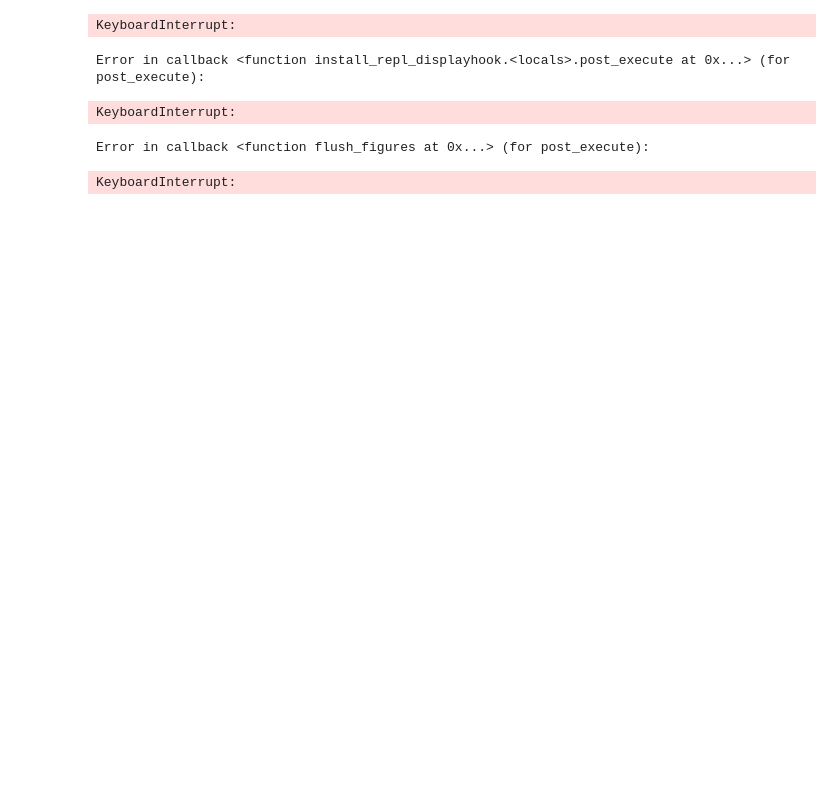
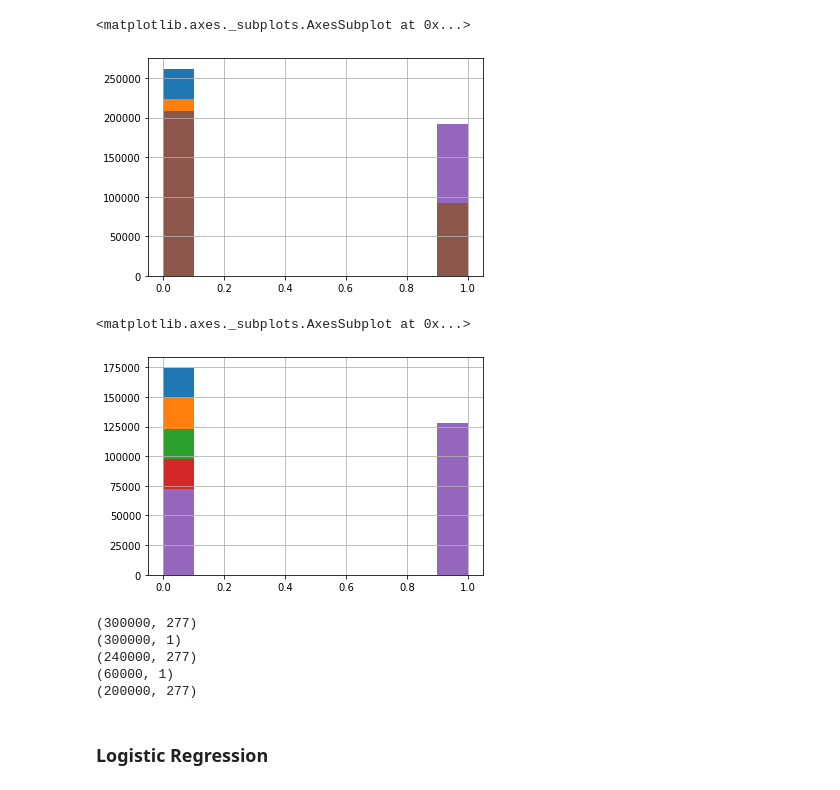
Before and after one commit to sanket1012/cat-in-dat-kaggle, a Jupyter notebook: Data_Processing.ipynb, the cells around one changed output. Cells and saved outputs as stored; diff of their text form; code cells hidden in the pictures; blank space fills up the shorter version.

```diff
--- a/Data_Processing.ipynb
+++ b/Data_Processing.ipynb
@@ -44,0 +1,21 @@ df
+# %%
+import numpy as np
+import pandas as pd
+import matplotlib.pyplot as plt
+
+df_train = pd.DataFrame()
+df_train = pd.read_csv('../train.csv')
+df_test = pd.DataFrame()
+df_test = pd.read_csv('../test.csv')
+
+df_train.drop(['id','nom_5','nom_6','nom_7','nom_8','nom_9','day','month'], axis=1,inplace=True)
+df_test.drop(['id','nom_5','nom_6','nom_7','nom_8','nom_9','day','month'], axis=1,inplace=True)
+
+df_train['bin_3'] = (df_train['bin_3'] =='T').astype(int)
+df_train['bin_4'] = (df_train['bin_4'] =='Y').astype(int)
+
+df_test['bin_3'] = (df_test['bin_3'] =='T').astype(int)
+df_test['bin_4'] = (df_test['bin_4'] =='Y').astype(int)
+
+train_df = pd.get_dummies(df_train, columns=['nom_0','nom_1','nom_2','nom_3','nom_4','ord_0','ord_1','ord_2','ord_3','ord_4','ord_5'], drop_first=False, sparse=True)
+test_df = pd.get_dummies(df_test, columns=['nom_0','nom_1','nom_2','nom_3','nom_4','ord_0','ord_1','ord_2','ord_3','ord_4','ord_5'], drop_first=False, sparse=True)
@@ -45,12 +43,42 @@ df
+# %%
+df_train['bin_0'].hist()
+df_train['bin_1'].hist()
+df_train['bin_2'].hist()
+df_train['bin_3'].hist()
+df_train['bin_4'].hist()
+df_train['target'].hist()
+# %% [output]
+<matplotlib.axes._subplots.AxesSubplot at 0x...>
+[figure, added]
 # %%
-df['bin_0'].hist()
-df['bin_1'].hist()
-df['bin_2'].hist()
-df['bin_3'].hist()
-df['bin_'].hist()
+df_test['bin_0'].hist()
+df_test['bin_1'].hist()
+df_test['bin_2'].hist()
+df_test['bin_3'].hist()
+df_test['bin_4'].hist()
 # %% [output]
-KeyboardInterrupt:
+<matplotlib.axes._subplots.AxesSubplot at 0x...>
-Error in callback <function install_repl_displayhook.<locals>.post_execute at 0x...> (for post_execute):
-KeyboardInterrupt:
-Error in callback <function flush_figures at 0x...> (for post_execute):
-KeyboardInterrupt:
+[figure, added]
+# %%
+x=train_df.drop(['target'], axis=1)
+y=train_df[['target']].copy()
+print(x.shape)
+print(y.shape)
+
+x_train = np.array(x[:int(300000*0.8)])
+y_train = np.array(y[:int(300000*0.8)])
+x_valid = np.array(x[int(300000*0.8):])
+y_valid = np.array(y[int(300000*0.8):])
+print(x_train.shape)
+print(y_valid.shape)
+
+x_test = np.array(test_df)
+print(x_test.shape)
+# %% [output]
+(300000, 277)
+(300000, 1)
+(240000, 277)
+(60000, 1)
+(200000, 277)
+# %% [markdown]
+### Logistic Regression
```
Also changed, not shown: parts of 10 cells of this notebook, 3 other files.
